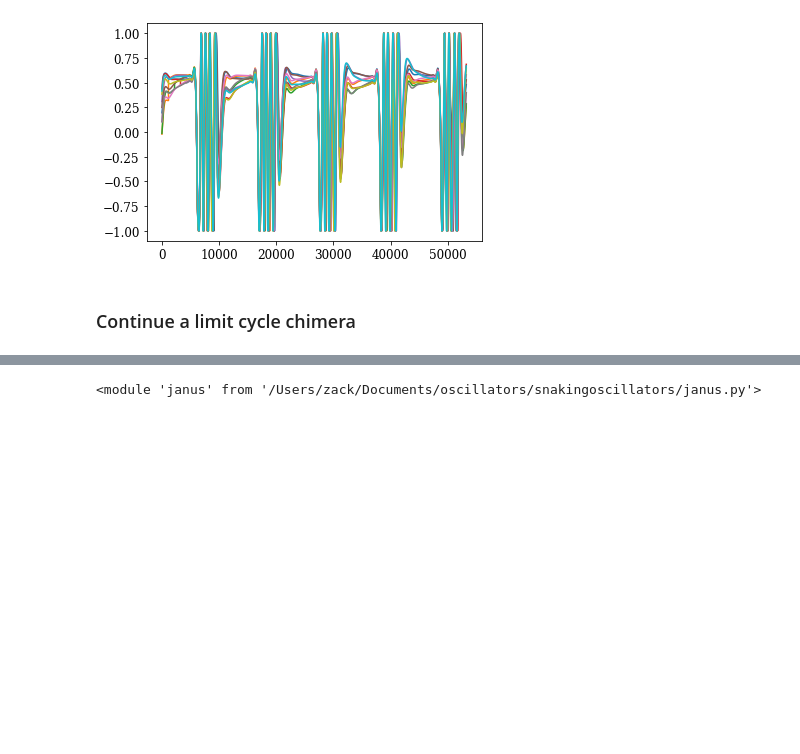
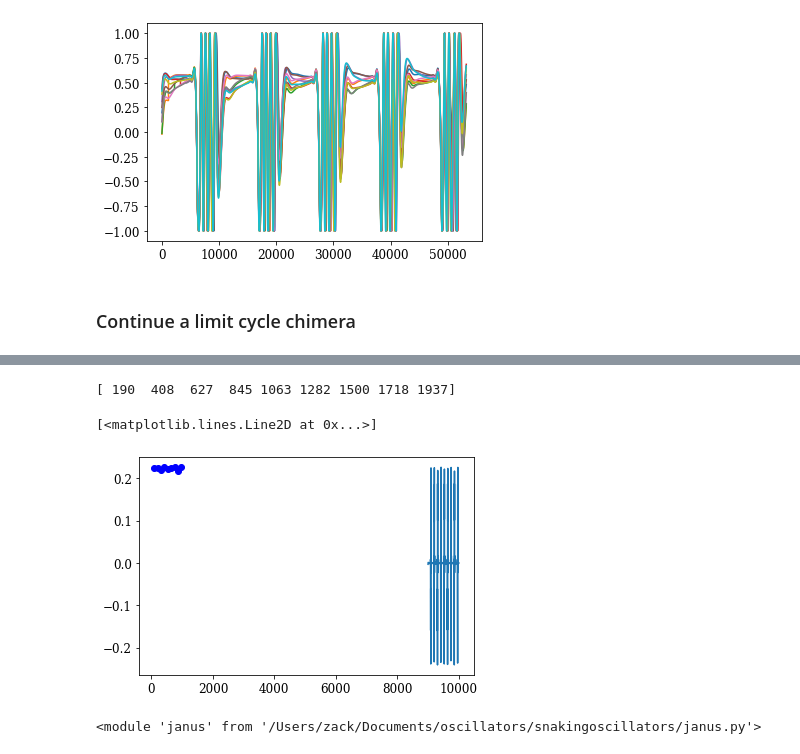
Before and after one commit to znicolaou/snakingoscillators, a Jupyter notebook: lccont.ipynb, the cells around one changed output, grey strips where cells are left out. Saved outputs shown, nothing was run; the diff lists cells and outputs as text; code cells hidden in the pictures; blank space fills up the shorter version.

```diff
--- a/lccont.ipynb
+++ b/lccont.ipynb
@@ -217,3 +224,12 @@ np.where(phases[minds,0]>0.9)
+# %%
+minds=find_peaks(np.diff(phases[:,0]),height=0.9*np.max(np.diff(phases[:,0])))[0]
+print(minds)
+plt.plot(times[-len(phases)+1:],np.diff(phases[:,0]))
+plt.plot(times[minds],np.diff(phases[:,0])[minds],'bo')
+# %% [output]
+[ 190  408  627  845 1063 1282 1500 1718 1937]
+[<matplotlib.lines.Line2D at 0x...>]
+[figure, added]
 # %%
 imp.reload(janus)
 # %% [output]
```
Also changed, not shown: parts of 7 cells of this notebook, 56 other files.
